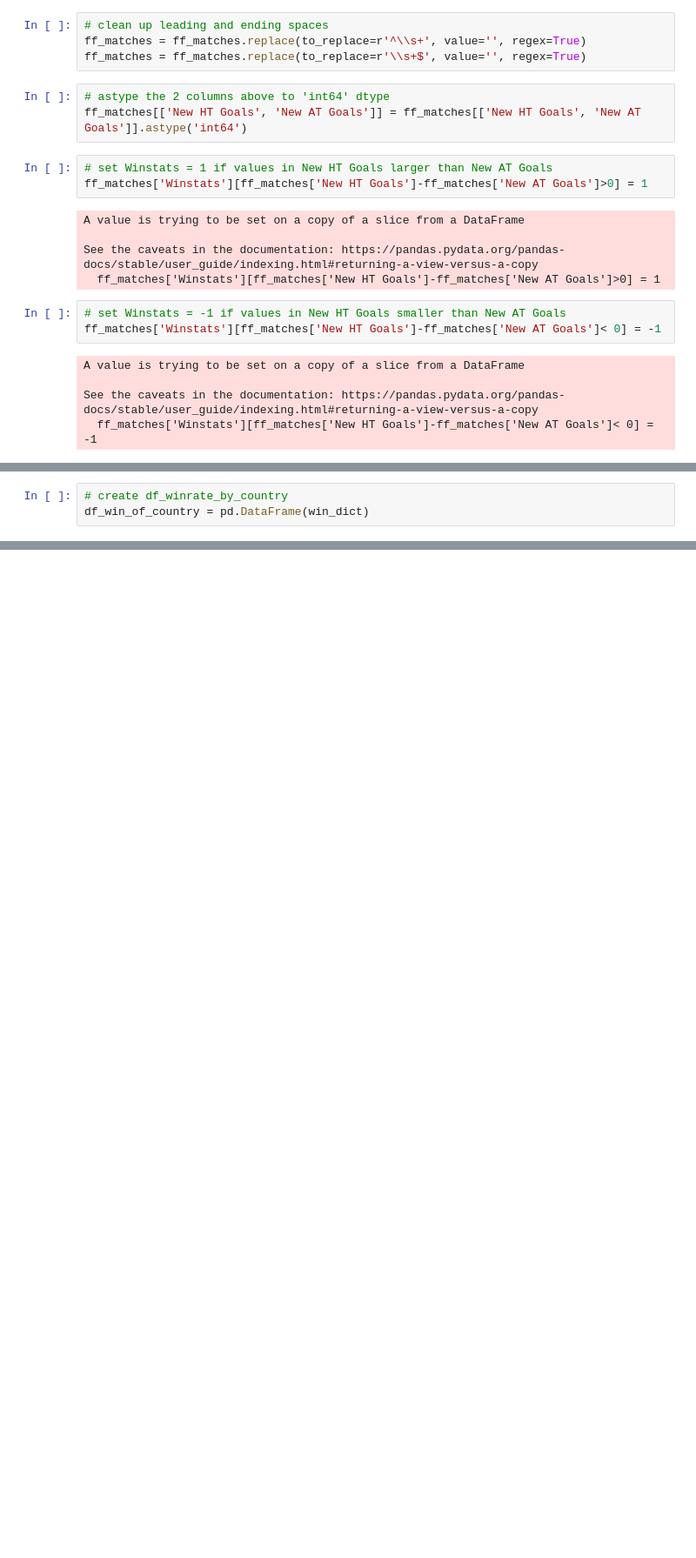
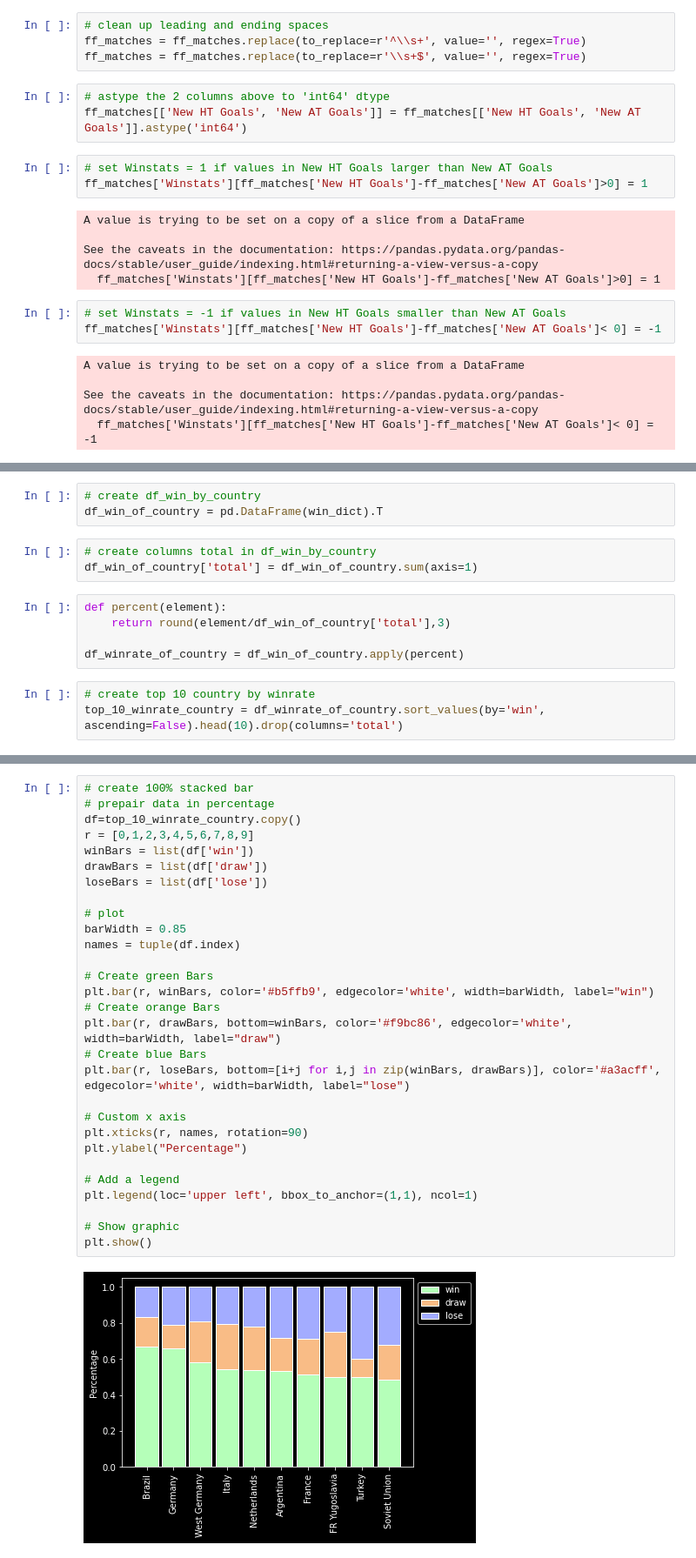
Before and after one commit to jInvincible/Group7-mini-project, a Jupyter notebook: jupyter/fifa_worldcup_win.ipynb, the cells around one changed output, grey strips where cells are left out. Shown at 87% size. Saved outputs shown, nothing was run; the diff lists cells and outputs as text; blank space fills up the shorter version.

```diff
--- a/jupyter/fifa_worldcup_win.ipynb
+++ b/jupyter/fifa_worldcup_win.ipynb
@@ -85,3 +128,14 @@ for country in countries_list:
 # %%
-# create df_winrate_by_country
-df_win_of_country = pd.DataFrame(win_dict)
+# create df_win_by_country
+df_win_of_country = pd.DataFrame(win_dict).T
+# %%
+# create columns total in df_win_by_country
+df_win_of_country['total'] = df_win_of_country.sum(axis=1)
+# %%
+def percent(element):
+    return round(element/df_win_of_country['total'],3)
+
+df_winrate_of_country = df_win_of_country.apply(percent)
+# %%
+# create top 10 country by winrate
+top_10_winrate_country = df_winrate_of_country.sort_values(by='win', ascending=False).head(10).drop(columns='total')
@@ -87,0 +146,31 @@ df_win_of_country = pd.DataFrame(win_dict)
+# %%
+# create 100% stacked bar
+# prepair data in percentage
+df=top_10_winrate_country.copy()
+r = [0,1,2,3,4,5,6,7,8,9]
+winBars = list(df['win'])
+drawBars = list(df['draw'])
+loseBars = list(df['lose'])
+
+# plot
+barWidth = 0.85
+names = tuple(df.index)
+
+# Create green Bars
+plt.bar(r, winBars, color='#b5ffb9', edgecolor='white', width=barWidth, label="win")
+# Create orange Bars
+plt.bar(r, drawBars, bottom=winBars, color='#f9bc86', edgecolor='white', width=barWidth, label="draw")
+# Create blue Bars
+plt.bar(r, loseBars, bottom=[i+j for i,j in zip(winBars, drawBars)], color='#a3acff', edgecolor='white', width=barWidth, label="lose")
+
+# Custom x axis
+plt.xticks(r, names, rotation=90)
+plt.ylabel("Percentage")
+
+# Add a legend
+plt.legend(loc='upper left', bbox_to_anchor=(1,1), ncol=1)
+
+# Show graphic
+plt.show()
+# %% [output]
+[figure, added]
```
Also changed, not shown: parts of 8 cells of this notebook, 5 other files.
